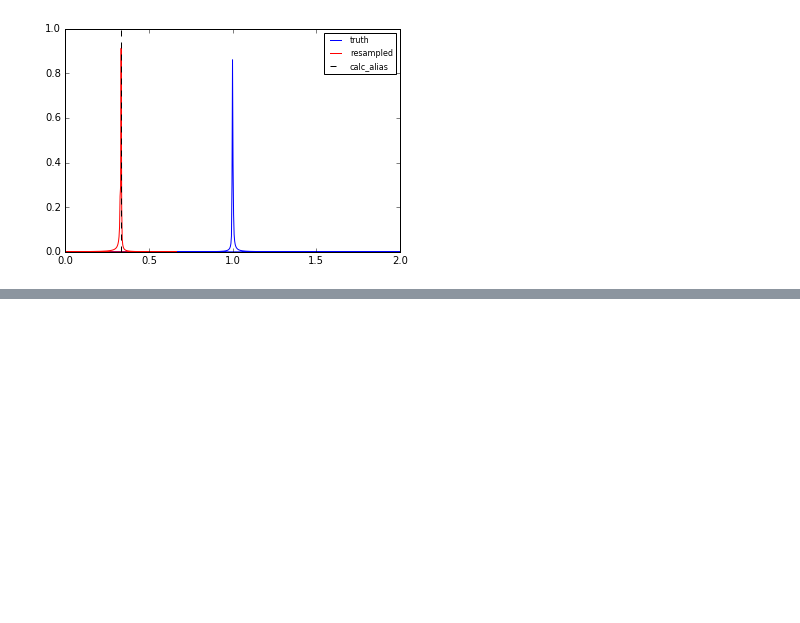
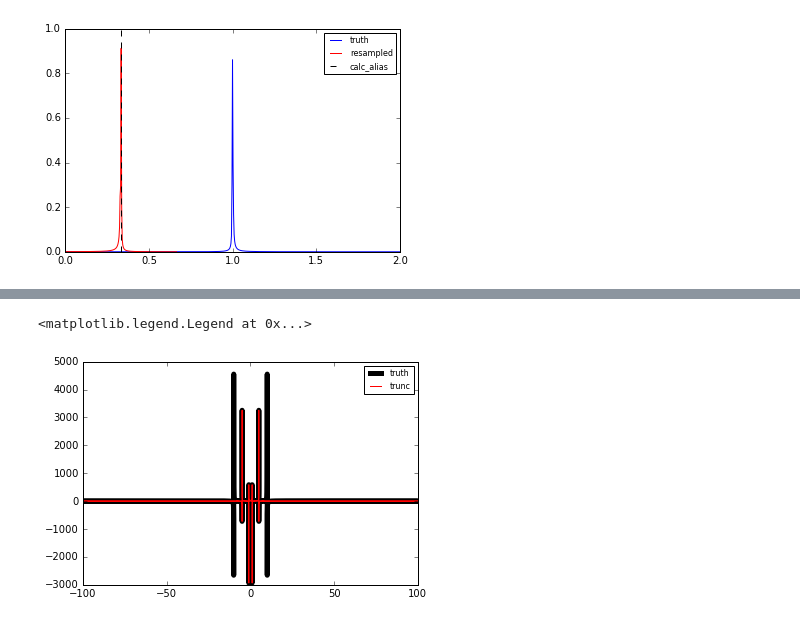
Before and after one commit to silburt/Stability, a Jupyter notebook: FFT_aliasing.ipynb, the cells around one changed output, grey strips where cells are left out. Drawn from its saved outputs; the diff is of its cells as text; code cells hidden in the pictures; blank space fills up the shorter version.

```diff
--- a/FFT_aliasing.ipynb
+++ b/FFT_aliasing.ipynb
@@ -55,0 +75,15 @@ plt.xlim([0,2]);
+# %%
+#calc ground truth fft
+fft = np.fft.fft(signal)
+freq = np.fft.fftfreq(Npts, tmax/Npts)
+
+cutoff = 8
+fft_trunc = fft.copy(); fft_trunc[np.abs(freq) > cutoff] = 0
+
+plt.plot(freq,fft,lw=5, color='black',label='truth')
+plt.plot(freq,fft_trunc, color='red',label='trunc')
+plt.legend(fontsize=8)
+#plt.xlim([0,fs[-1]+1]);
+# %% [output]
+<matplotlib.legend.Legend at 0x...>
+[figure, added]
```
Also changed, not shown: parts of 5 cells of this notebook, 6 other files.
